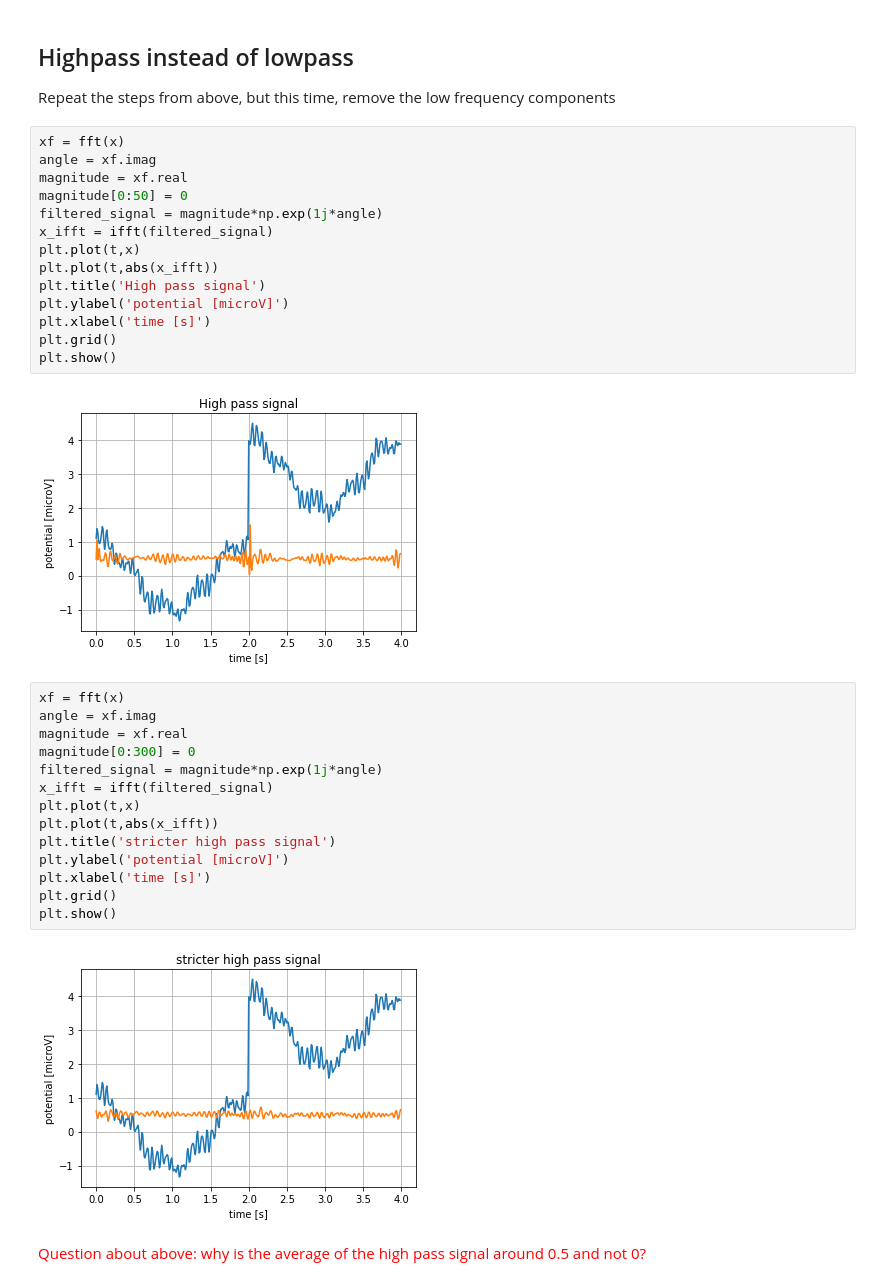
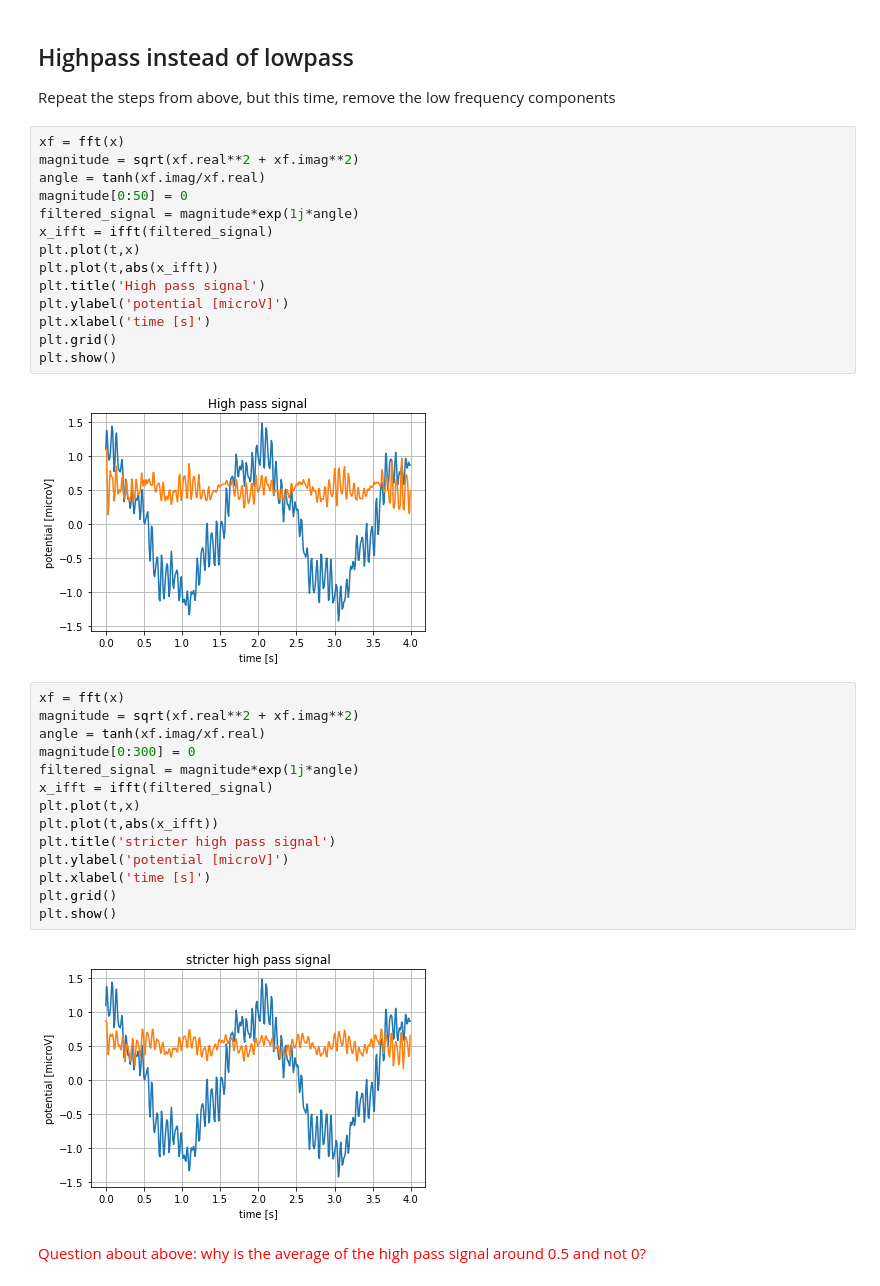
Before and after one commit to christianreiser/course_eeg_WS2020, a Jupyter notebook: exercises/ex2.ipynb, the cells around one changed output. Cells and saved outputs as stored; diff of their text form.

Commit message:
changed magnitude and angle

```diff
--- a/exercises/ex2.ipynb
+++ b/exercises/ex2.ipynb
@@ -136,26 +134,26 @@ plt.show()
 Repeat the steps from above, but this time, remove the low frequency components
 # %%
 xf = fft(x)
-angle = xf.imag
-magnitude = xf.real
+magnitude = sqrt(xf.real**2 + xf.imag**2)
+angle = tanh(xf.imag/xf.real)
 magnitude[0:50] = 0
-filtered_signal = magnitude*np.exp(1j*angle)
+filtered_signal = magnitude*exp(1j*angle)
 x_ifft = ifft(filtered_signal)
 plt.plot(t,x)
 plt.plot(t,abs(x_ifft))
 plt.title('High pass signal')
 plt.ylabel('potential [microV]')
 plt.xlabel('time [s]')
 plt.grid()
 plt.show()
 # %% [output]
-[figure, old version]
+[figure, new version]
 # %%
 xf = fft(x)
-angle = xf.imag
-magnitude = xf.real
+magnitude = sqrt(xf.real**2 + xf.imag**2)
+angle = tanh(xf.imag/xf.real)
 magnitude[0:300] = 0
-filtered_signal = magnitude*np.exp(1j*angle)
+filtered_signal = magnitude*exp(1j*angle)
 x_ifft = ifft(filtered_signal)
 plt.plot(t,x)
 plt.plot(t,abs(x_ifft))
@@ -165,7 +163,7 @@ plt.xlabel('time [s]')
 plt.grid()
 plt.show()
 # %% [output]
-[figure, old version]
+[figure, new version]
 # %% [markdown]
 <span style="color:red">Question about above: why is the average of the high pass signal around 0.5 and not 0?</span>
 # %% [markdown]
```
Also changed, not shown: parts of 14 cells of this notebook.
